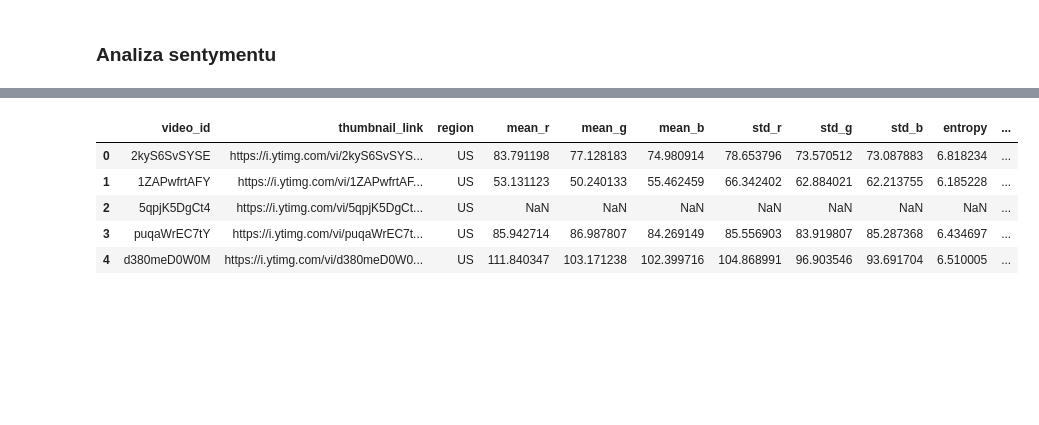
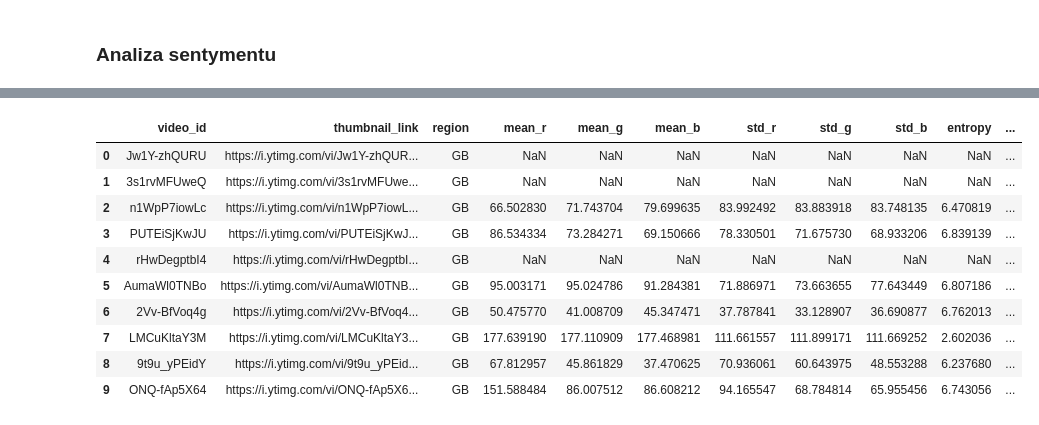
Before and after one commit to AdamKlejda/PED_YT, a Jupyter notebook: Etap2LiLatee_GB.ipynb, the cells around one changed output, grey strips where cells are left out. Drawn from its saved outputs; the diff is of its cells as text; code cells hidden in the pictures; blank space fills up the shorter version.

```diff
--- a/Etap2LiLatee_GB.ipynb
+++ b/Etap2LiLatee_GB.ipynb
@@ -47,7 +47,7 @@ pd.options.display.max_columns = None
 [nltk_data]   Package averaged_perceptron_tagger is already up-to-
 [nltk_data]       date!
 # %%
-df = pd.read_csv("./US_new_columns.csv")
+df = pd.read_csv("./GB_new_columns.csv")
 df = df.loc[:, ["video_id", "thumbnail_link", 'region']]
 region = df['region'][0]
 print(df.shape)
@@ -418,5 +400,5 @@ sia = SentimentIntensityAnalyzer()
 df["clean_thumb_ocr_text_V2"] = df["clean_thumb_ocr_text_V2"].fillna('')
 df["ocr_sentiment_compound"] = df.apply(lambda row: sia.polarity_scores(row.clean_thumb_ocr_text_V2)['compound'] ,axis=1)
 df.to_csv(f"./our_data/Etap2/etap2_{region}-V2.csv", index=False)
-df[:5]
+df[:10]
 # %% [output]
@@ -426,6 +405,11 @@ df[:5]
 |  | video_id | thumbnail_link | region | mean_r | mean_g | mean_b | std_r | std_g | std_b | entropy | ... |
-| 0 | 2kyS6SvSYSE | https://i.ytimg.com/vi/2kyS6SvSYS... | US | 83.791198 | 77.128183 | 74.980914 | 78.653796 | 73.570512 | 73.087883 | 6.818234 | ... |
-| 1 | 1ZAPwfrtAFY | https://i.ytimg.com/vi/1ZAPwfrtAF... | US | 53.131123 | 50.240133 | 55.462459 | 66.342402 | 62.884021 | 62.213755 | 6.185228 | ... |
-| 2 | 5qpjK5DgCt4 | https://i.ytimg.com/vi/5qpjK5DgCt... | US | NaN | NaN | NaN | NaN | NaN | NaN | NaN | ... |
-| 3 | puqaWrEC7tY | https://i.ytimg.com/vi/puqaWrEC7t... | US | 85.942714 | 86.987807 | 84.269149 | 85.556903 | 83.919807 | 85.287368 | 6.434697 | ... |
-| 4 | d380meD0W0M | https://i.ytimg.com/vi/d380meD0W0... | US | 111.840347 | 103.171238 | 102.399716 | 104.868991 | 96.903546 | 93.691704 | 6.510005 | ... |
+| 0 | Jw1Y-zhQURU | https://i.ytimg.com/vi/Jw1Y-zhQUR... | GB | NaN | NaN | NaN | NaN | NaN | NaN | NaN | ... |
+| 1 | 3s1rvMFUweQ | https://i.ytimg.com/vi/3s1rvMFUwe... | GB | NaN | NaN | NaN | NaN | NaN | NaN | NaN | ... |
+| 2 | n1WpP7iowLc | https://i.ytimg.com/vi/n1WpP7iowL... | GB | 66.502830 | 71.743704 | 79.699635 | 83.992492 | 83.883918 | 83.748135 | 6.470819 | ... |
+| 3 | PUTEiSjKwJU | https://i.ytimg.com/vi/PUTEiSjKwJ... | GB | 86.534334 | 73.284271 | 69.150666 | 78.330501 | 71.675730 | 68.933206 | 6.839139 | ... |
+| 4 | rHwDegptbI4 | https://i.ytimg.com/vi/rHwDegptbI... | GB | NaN | NaN | NaN | NaN | NaN | NaN | NaN | ... |
+| 5 | AumaWl0TNBo | https://i.ytimg.com/vi/AumaWl0TNB... | GB | 95.003171 | 95.024786 | 91.284381 | 71.886971 | 73.663655 | 77.643449 | 6.807186 | ... |
+| 6 | 2Vv-BfVoq4g | https://i.ytimg.com/vi/2Vv-BfVoq4... | GB | 50.475770 | 41.008709 | 45.347471 | 37.787841 | 33.128907 | 36.690877 | 6.762013 | ... |
+| 7 | LMCuKltaY3M | https://i.ytimg.com/vi/LMCuKltaY3... | GB | 177.639190 | 177.110909 | 177.468981 | 111.661557 | 111.899171 | 111.669252 | 2.602036 | ... |
+| 8 | 9t9u_yPEidY | https://i.ytimg.com/vi/9t9u_yPEid... | GB | 67.812957 | 45.861829 | 37.470625 | 70.936061 | 60.643975 | 48.553288 | 6.237680 | ... |
+| 9 | ONQ-fAp5X64 | https://i.ytimg.com/vi/ONQ-fAp5X6... | GB | 151.588484 | 86.007512 | 86.608212 | 94.165547 | 68.784814 | 65.955456 | 6.743056 | ... |
```
Also changed, not shown: parts of 18 cells of this notebook.
